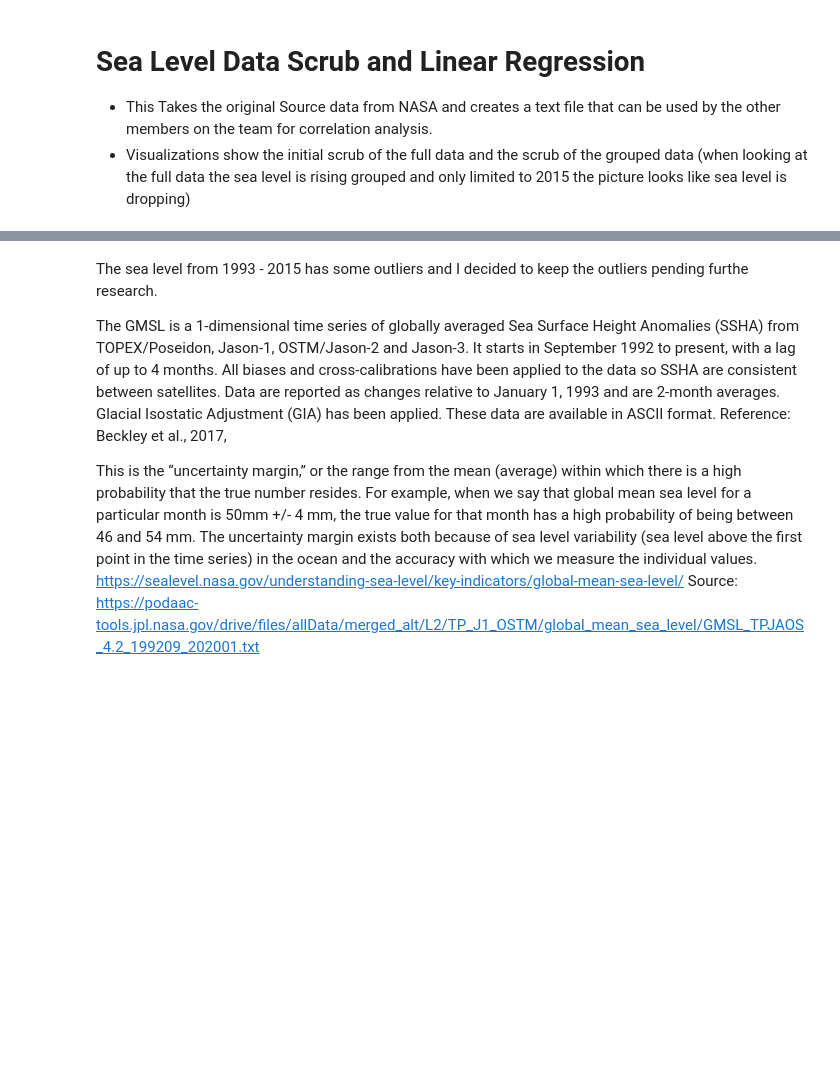
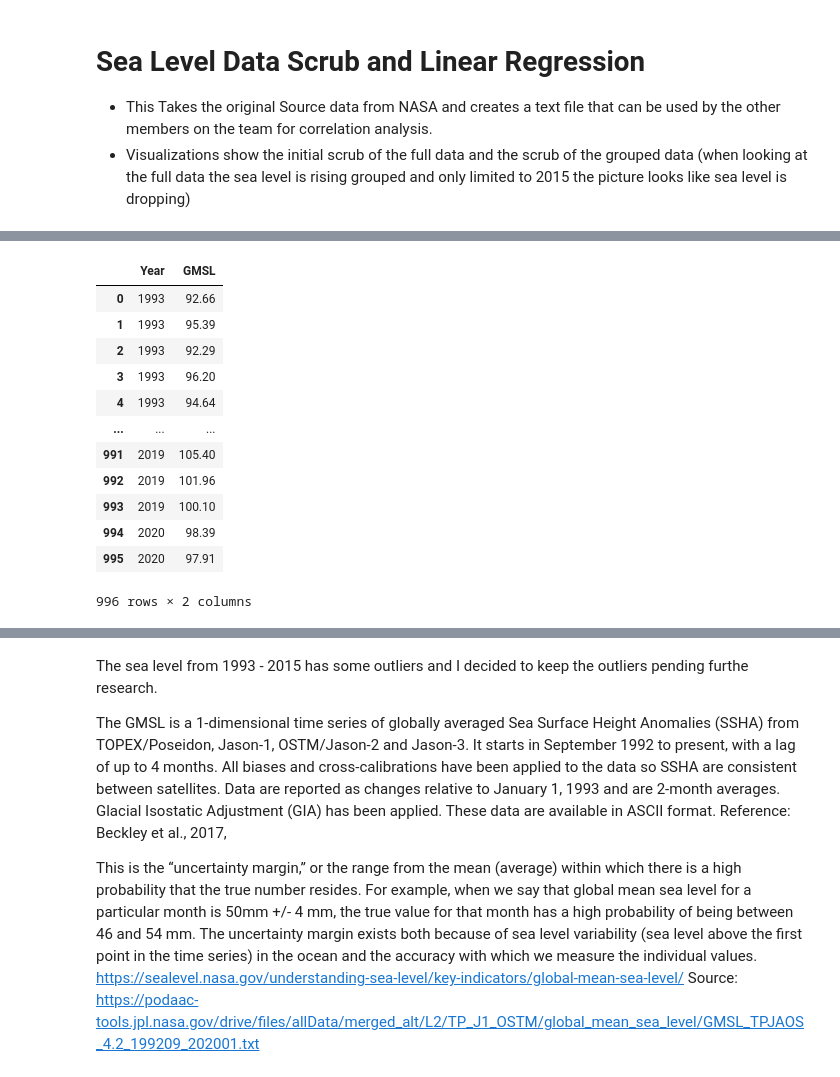
Before and after one commit to Khoi-Duong/ClimateChange, a Jupyter notebook: JupyterNotebook Files/Sealevel Scrub.ipynb, the cells around one changed output, grey strips where cells are left out. Drawn from its saved outputs; the diff is of its cells as text; code cells hidden in the pictures; blank space fills up the shorter version.

```diff
--- a/JupyterNotebook Files/Sealevel Scrub.ipynb
+++ b/JupyterNotebook Files/Sealevel Scrub.ipynb
@@ -76,0 +76,18 @@ sea_data_4 = sea_data_3.drop(sea_data_3.index[23:28])
+# %%
+# Rename Columns
+sea_data_df.columns = ["Year", "GMSL"]
+sea_data_df
+# %% [output]
+|  | Year | GMSL |
+| 0 | 1993 | 92.66 |
+| 1 | 1993 | 95.39 |
+| 2 | 1993 | 92.29 |
+| 3 | 1993 | 96.20 |
+| 4 | 1993 | 94.64 |
+| ... | ... | ... |
+| 991 | 2019 | 105.40 |
+| 992 | 2019 | 101.96 |
+| 993 | 2019 | 100.10 |
+| 994 | 2020 | 98.39 |
+| 995 | 2020 | 97.91 |
+996 rows × 2 columns
```
Also changed, not shown: parts of 15 cells of this notebook.
